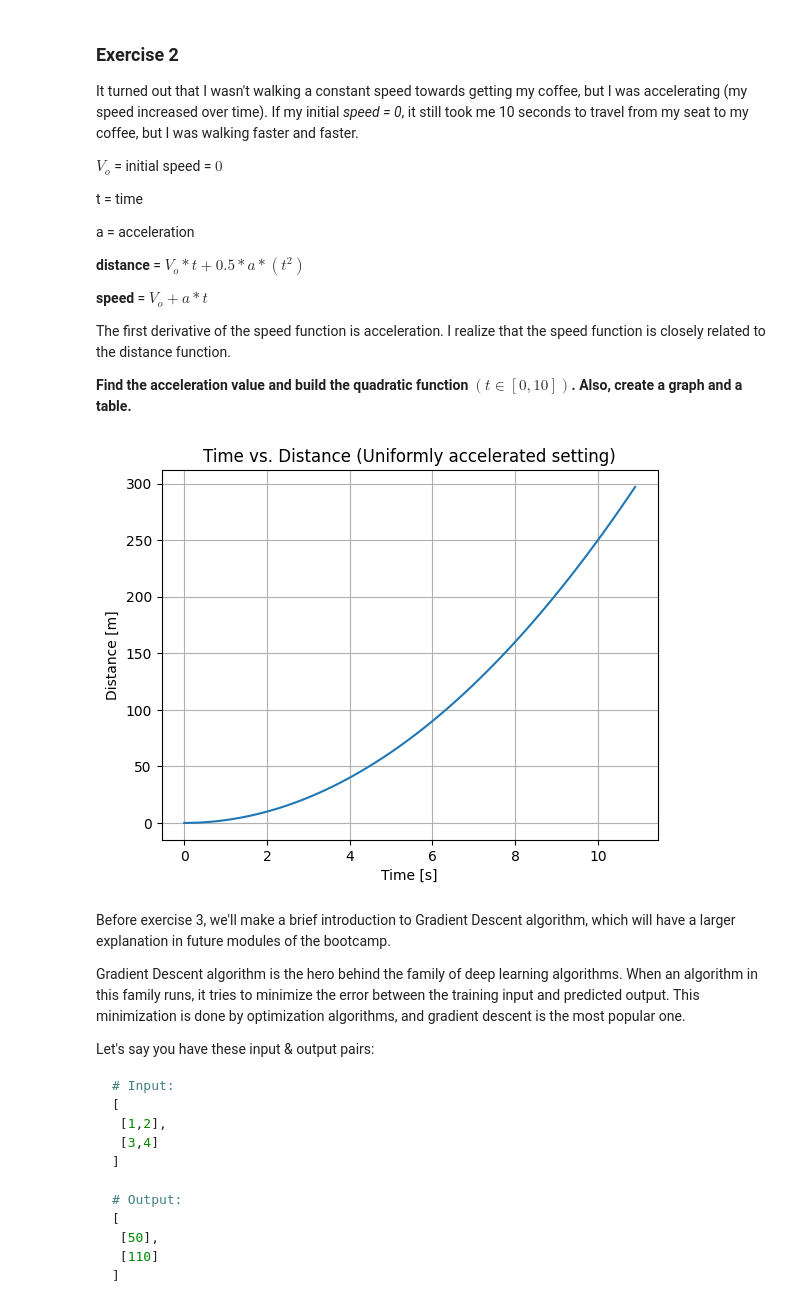
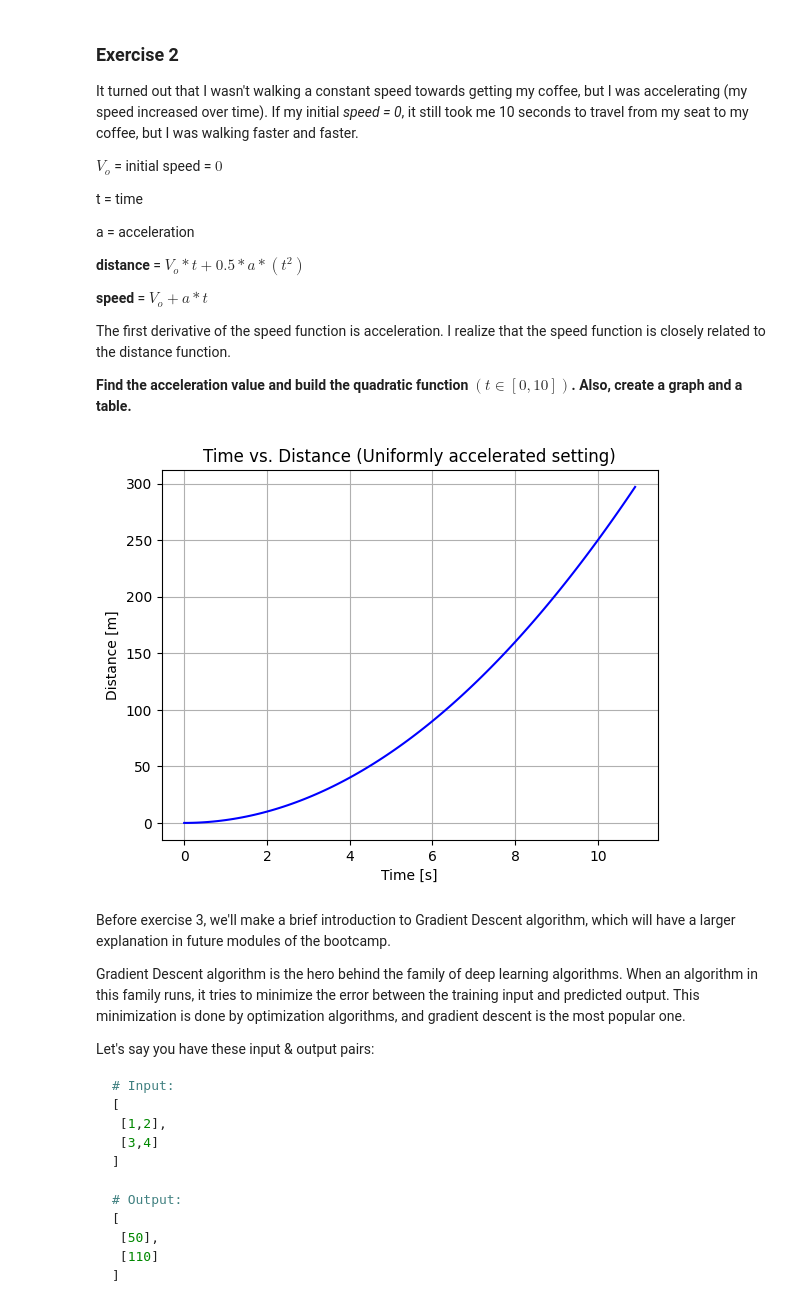
Before and after one commit to csmb20/calculus-and-algebra-problems-with-python, a Jupyter notebook: notebook/problems.ipynb, the cells around one changed output. Saved outputs shown, nothing was run; the diff lists cells and outputs as text; code cells hidden in the pictures.

```diff
--- a/notebook/problems.ipynb
+++ b/notebook/problems.ipynb
@@ -80,7 +77,7 @@ The first derivative of the speed function is acceleration. I realize that the s
 # Define and plot the quadratic funtion
 
 # Find the speed
-a = 2 * 25/10 # m/s^2
+A = 2 * 25/10 # m/s^2
 
 # Define the distance as a function of time in a uniform acceleration setting
 def distAccel_func(Vo,a,t):
@@ -90,18 +87,17 @@ def distAccel_func(Vo,a,t):
 
 Vo = 0 # m/s
 t  = np.arange(0,11,0.1) # s
-d  = distAccel_func(Vo,a,t)
-
-# Plot
-
-fig, ax = plt.subplots()
-ax.plot(t,d)
-ax.set_xlabel('Time [s]')
-ax.set_ylabel('Distance [m]')
-ax.set_title('Time vs. Distance (Uniformly accelerated setting)')
-plt.grid()
-plt.tight_layout
-plt.show()
+d  = distAccel_func(Vo,A,t)
-# %% [output]
-[figure, removed]
+# %%
+# Plot
+fig, ax = plt.subplots()
+ax.plot(t,d,color='blue',markersize=2)
+ax.set_xlabel('Time [s]')
+ax.set_ylabel('Distance [m]')
+ax.set_title('Time vs. Distance (Uniformly accelerated setting)')
+plt.grid()
+plt.tight_layout
+plt.show()
+# %% [output]
+[figure, added]
 # %%
```
Also changed, not shown: parts of 12 cells of this notebook.
